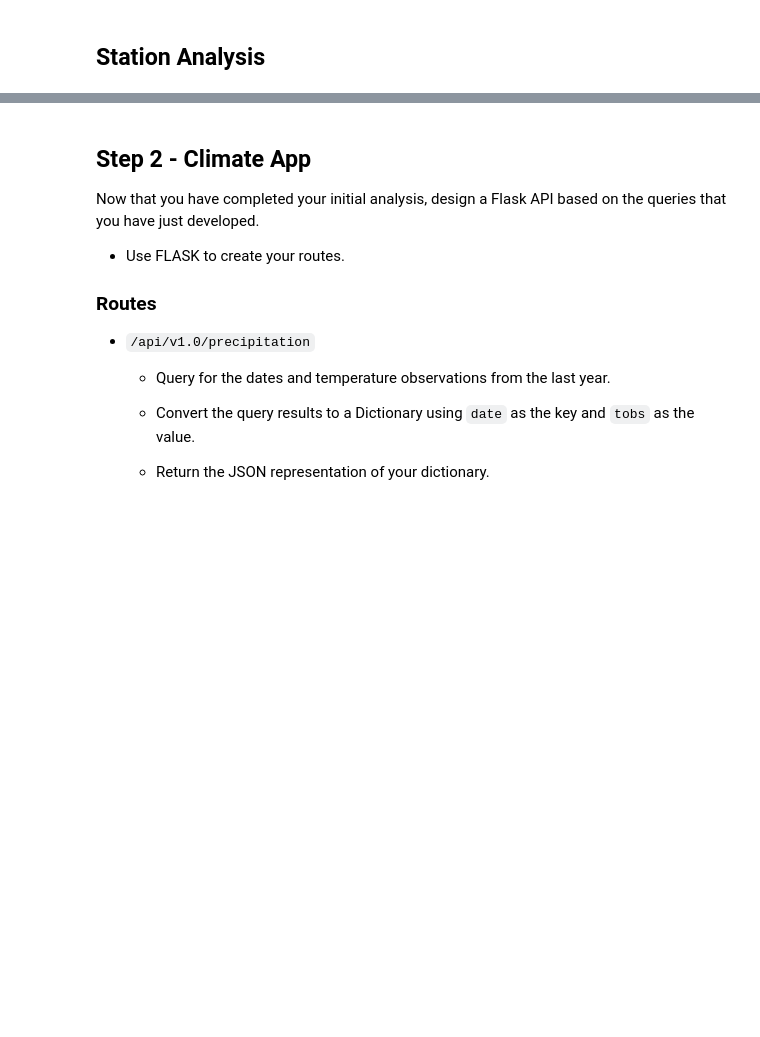
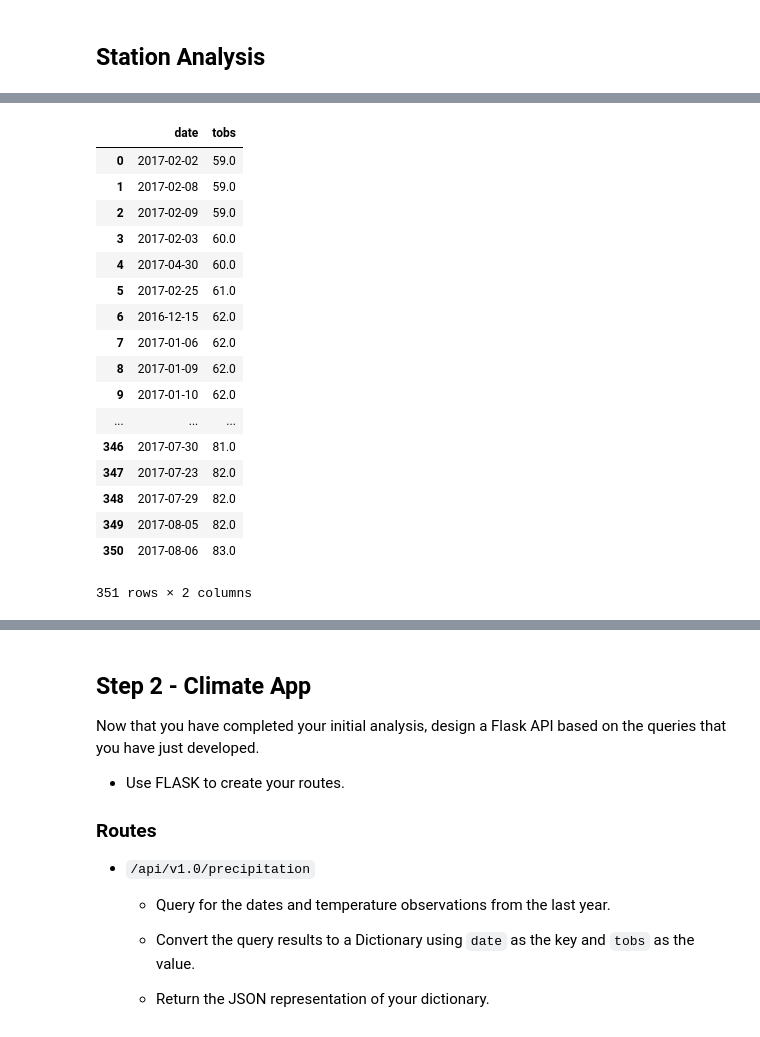
Before and after one commit to roricooper/sql_alchemy-challenge, a Jupyter notebook: climate_starter.ipynb, the cells around one changed output, grey strips where cells are left out. Cells and saved outputs as stored; diff of their text form; code cells hidden in the pictures; blank space fills up the shorter version.

```diff
--- a/climate_starter.ipynb
+++ b/climate_starter.ipynb
@@ -306,0 +281,31 @@ daily_normals("01-01")
+# %%
+# Query the last 12 months of temperature observation data for this station:
+obs_data = session.query(Measurement.date, Measurement.tobs)\
+    .filter(Measurement.date > start_period)\
+    .filter(Measurement.station == "USC00519281")\
+    .order_by(Measurement.tobs).all()
+
+#for row in obs_data:
+    #print(row)
+obs_df = pd.DataFrame(obs_data, columns=['date','tobs'])
+obs_df.to_csv('obs_df.csv')
+obs_df
+# %% [output]
+|  | date | tobs |
+| 0 | 2017-02-02 | 59.0 |
+| 1 | 2017-02-08 | 59.0 |
+| 2 | 2017-02-09 | 59.0 |
+| 3 | 2017-02-03 | 60.0 |
+| 4 | 2017-04-30 | 60.0 |
+| 5 | 2017-02-25 | 61.0 |
+| 6 | 2016-12-15 | 62.0 |
+| 7 | 2017-01-06 | 62.0 |
+| 8 | 2017-01-09 | 62.0 |
+| 9 | 2017-01-10 | 62.0 |
+| ... | ... | ... |
+| 346 | 2017-07-30 | 81.0 |
+| 347 | 2017-07-23 | 82.0 |
+| 348 | 2017-07-29 | 82.0 |
+| 349 | 2017-08-05 | 82.0 |
+| 350 | 2017-08-06 | 83.0 |
+351 rows × 2 columns
```
Also changed, not shown: parts of 35 cells of this notebook.
